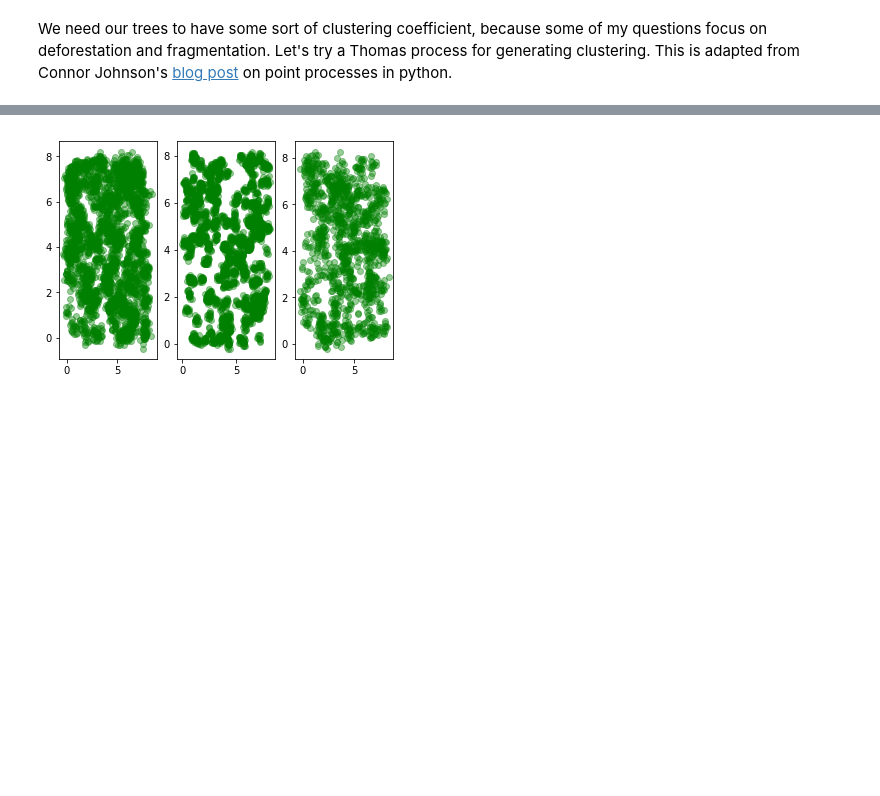
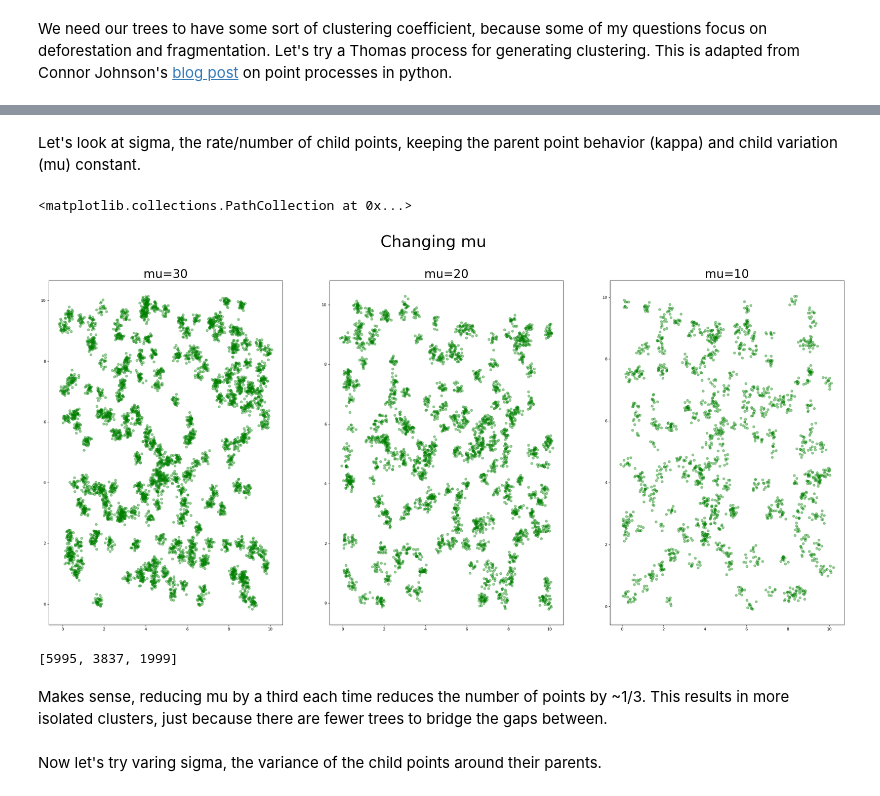
Before and after one commit to danchurch/FA_ABM, a Jupyter notebook: clustering.ipynb, the cells around one changed output, grey strips where cells are left out. Saved outputs shown, nothing was run; the diff lists cells and outputs as text; code cells hidden in the pictures; blank space fills up the shorter version.

```diff
--- a/clustering.ipynb
+++ b/clustering.ipynb
@@ -80,14 +94,32 @@ plt.show()
+# %% [markdown]
+Let's look at sigma, the rate/number of child points, keeping the parent point behavior (kappa) and child variation (mu) constant.
 # %%
-a1 = ThomasPP(kappa=3, sigma=0.2, mu=15, Dx=8)
-a2 = ThomasPP(kappa=3, sigma=0.1, mu=15, Dx=8)
-a3 = ThomasPP(kappa=3, sigma=0.2, mu=7, Dx=8)
+a1 = ThomasPP(kappa=2, sigma=0.1, mu=30, Dx=10)
+a2 = ThomasPP(kappa=2, sigma=0.1, mu=20, Dx=10)
+a3 = ThomasPP(kappa=2, sigma=0.1, mu=10, Dx=10)
 # %%
+fig=plt.figure(figsize=(36, 16), dpi= 80, facecolor='w', edgecolor='k')
+fig.suptitle("Changing mu", fontsize=40)
+
 plt.subplot(131)
+plt.title("mu=30", fontsize=30)
 plt.scatter(a1[0],a1[1], c='g', alpha = 0.4)
 plt.subplot(132)
+plt.title("mu=20", fontsize=30)
 plt.scatter(a2[0],a2[1], c='g', alpha = 0.4)
 plt.subplot(133)
+plt.title("mu=10", fontsize=30)
 plt.scatter(a3[0],a3[1], c='g', alpha = 0.4)
-plt.show()
 # %% [output]
+<matplotlib.collections.PathCollection at 0x...>
-[figure, old version]
+[figure, new version]
+# %%
+[len(a1[0]),
+len(a2[0]),
+len(a3[0])]
+# %% [output]
+[5995, 3837, 1999]
+# %% [markdown]
+Makes sense, reducing mu by a third each time reduces the number of points by ~1/3. This results in more isolated clusters, just because there are fewer trees to bridge the gaps between.
+# %% [markdown]
+Now let's try varing sigma, the variance of the child points around their parents.
```
Also changed, not shown: parts of 16 cells of this notebook.
